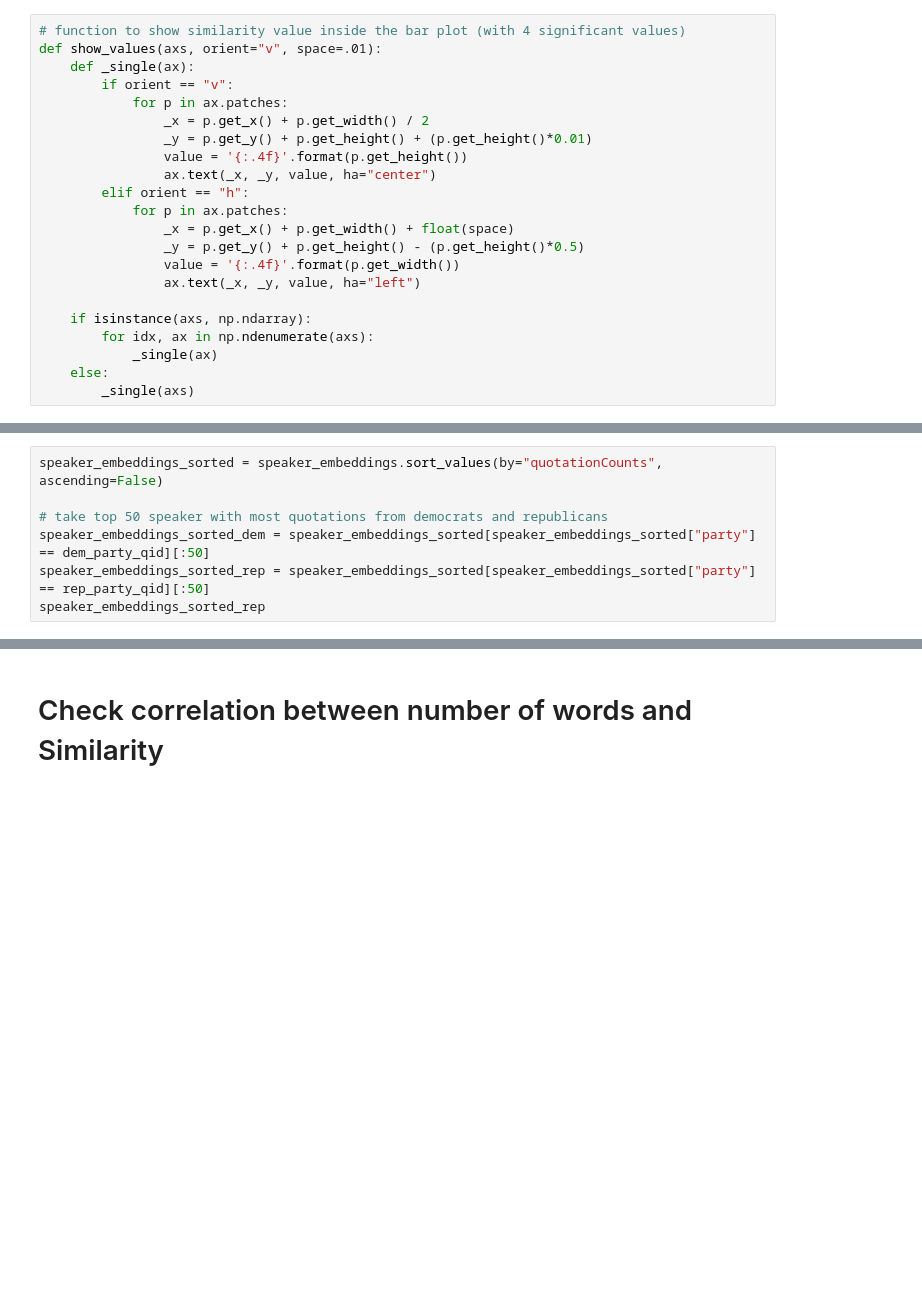
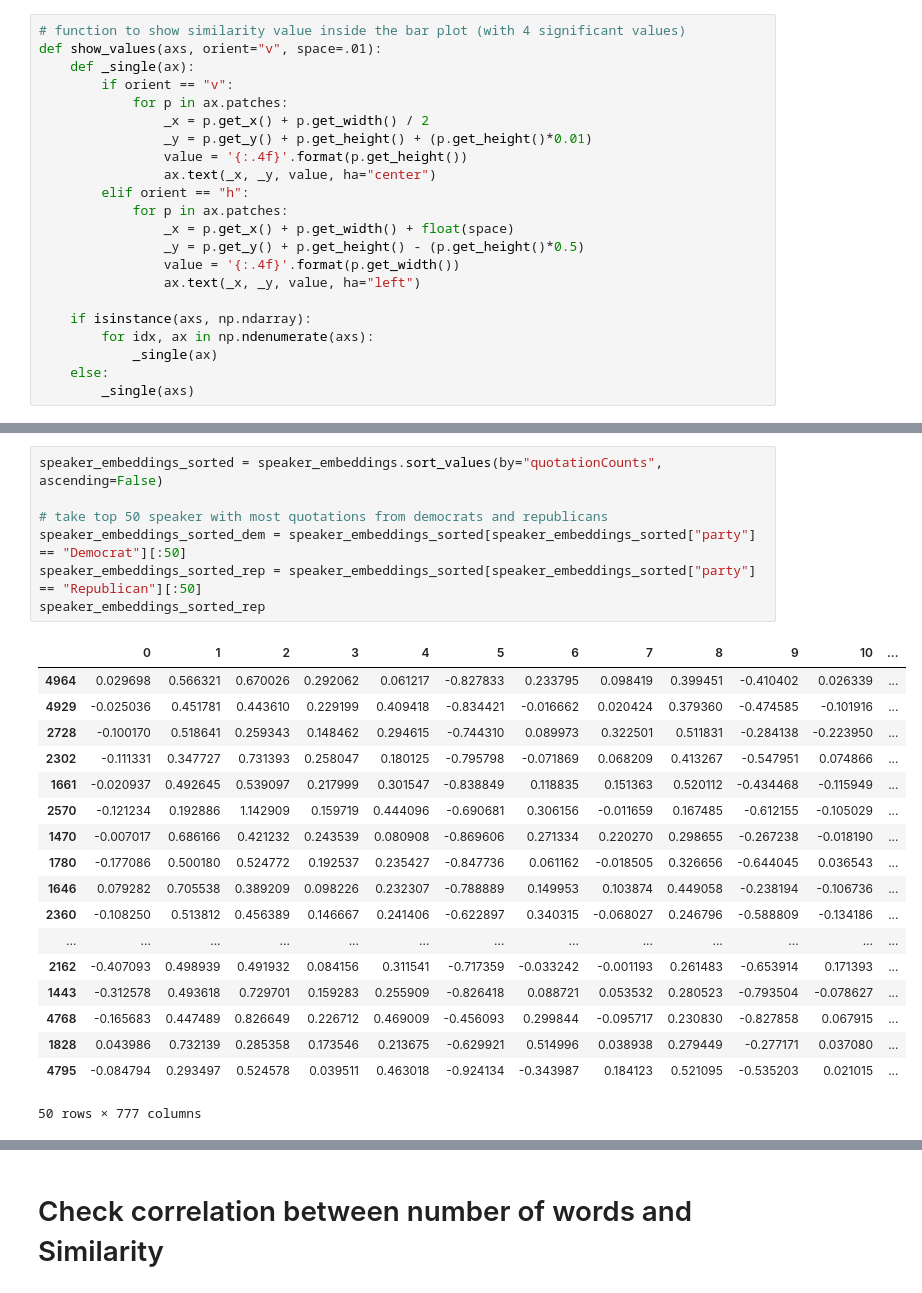
Before and after one commit to epfl-ada/ada-2021-project-the-internationadas, a Jupyter notebook: scripts/similarity_analysis.ipynb, the cells around one changed output, grey strips where cells are left out. Saved outputs shown, nothing was run; the diff lists cells and outputs as text; blank space fills up the shorter version.

```diff
--- a/scripts/similarity_analysis.ipynb
+++ b/scripts/similarity_analysis.ipynb
@@ -461,10 +466,29 @@ plt.show()
 # %%
 speaker_embeddings_sorted = speaker_embeddings.sort_values(by="quotationCounts", ascending=False)
 
 # take top 50 speaker with most quotations from democrats and republicans
-speaker_embeddings_sorted_dem = speaker_embeddings_sorted[speaker_embeddings_sorted["party"] == dem_party_qid][:50]
-speaker_embeddings_sorted_rep = speaker_embeddings_sorted[speaker_embeddings_sorted["party"] == rep_party_qid][:50]
+speaker_embeddings_sorted_dem = speaker_embeddings_sorted[speaker_embeddings_sorted["party"] == "Democrat"][:50]
+speaker_embeddings_sorted_rep = speaker_embeddings_sorted[speaker_embeddings_sorted["party"] == "Republican"][:50]
 speaker_embeddings_sorted_rep
+# %% [output]
+|  | 0 | 1 | 2 | 3 | 4 | 5 | 6 | 7 | 8 | 9 | 10 | ... |
+| 4964 | 0.029698 | 0.566321 | 0.670026 | 0.292062 | 0.061217 | -0.827833 | 0.233795 | 0.098419 | 0.399451 | -0.410402 | 0.026339 | ... |
+| 4929 | -0.025036 | 0.451781 | 0.443610 | 0.229199 | 0.409418 | -0.834421 | -0.016662 | 0.020424 | 0.379360 | -0.474585 | -0.101916 | ... |
+| 2728 | -0.100170 | 0.518641 | 0.259343 | 0.148462 | 0.294615 | -0.744310 | 0.089973 | 0.322501 | 0.511831 | -0.284138 | -0.223950 | ... |
+| 2302 | -0.111331 | 0.347727 | 0.731393 | 0.258047 | 0.180125 | -0.795798 | -0.071869 | 0.068209 | 0.413267 | -0.547951 | 0.074866 | ... |
+| 1661 | -0.020937 | 0.492645 | 0.539097 | 0.217999 | 0.301547 | -0.838849 | 0.118835 | 0.151363 | 0.520112 | -0.434468 | -0.115949 | ... |
+| 2570 | -0.121234 | 0.192886 | 1.142909 | 0.159719 | 0.444096 | -0.690681 | 0.306156 | -0.011659 | 0.167485 | -0.612155 | -0.105029 | ... |
+| 1470 | -0.007017 | 0.686166 | 0.421232 | 0.243539 | 0.080908 | -0.869606 | 0.271334 | 0.220270 | 0.298655 | -0.267238 | -0.018190 | ... |
+| 1780 | -0.177086 | 0.500180 | 0.524772 | 0.192537 | 0.235427 | -0.847736 | 0.061162 | -0.018505 | 0.326656 | -0.644045 | 0.036543 | ... |
+| 1646 | 0.079282 | 0.705538 | 0.389209 | 0.098226 | 0.232307 | -0.788889 | 0.149953 | 0.103874 | 0.449058 | -0.238194 | -0.106736 | ... |
+| 2360 | -0.108250 | 0.513812 | 0.456389 | 0.146667 | 0.241406 | -0.622897 | 0.340315 | -0.068027 | 0.246796 | -0.588809 | -0.134186 | ... |
+| ... | ... | ... | ... | ... | ... | ... | ... | ... | ... | ... | ... | ... |
+| 2162 | -0.407093 | 0.498939 | 0.491932 | 0.084156 | 0.311541 | -0.717359 | -0.033242 | -0.001193 | 0.261483 | -0.653914 | 0.171393 | ... |
+| 1443 | -0.312578 | 0.493618 | 0.729701 | 0.159283 | 0.255909 | -0.826418 | 0.088721 | 0.053532 | 0.280523 | -0.793504 | -0.078627 | ... |
+| 4768 | -0.165683 | 0.447489 | 0.826649 | 0.226712 | 0.469009 | -0.456093 | 0.299844 | -0.095717 | 0.230830 | -0.827858 | 0.067915 | ... |
+| 1828 | 0.043986 | 0.732139 | 0.285358 | 0.173546 | 0.213675 | -0.629921 | 0.514996 | 0.038938 | 0.279449 | -0.277171 | 0.037080 | ... |
+| 4795 | -0.084794 | 0.293497 | 0.524578 | 0.039511 | 0.463018 | -0.924134 | -0.343987 | 0.184123 | 0.521095 | -0.535203 | 0.021015 | ... |
+50 rows × 777 columns
 # %%
 from tqdm import tqdm
 
```
Also changed, not shown: parts of 10 cells of this notebook.
